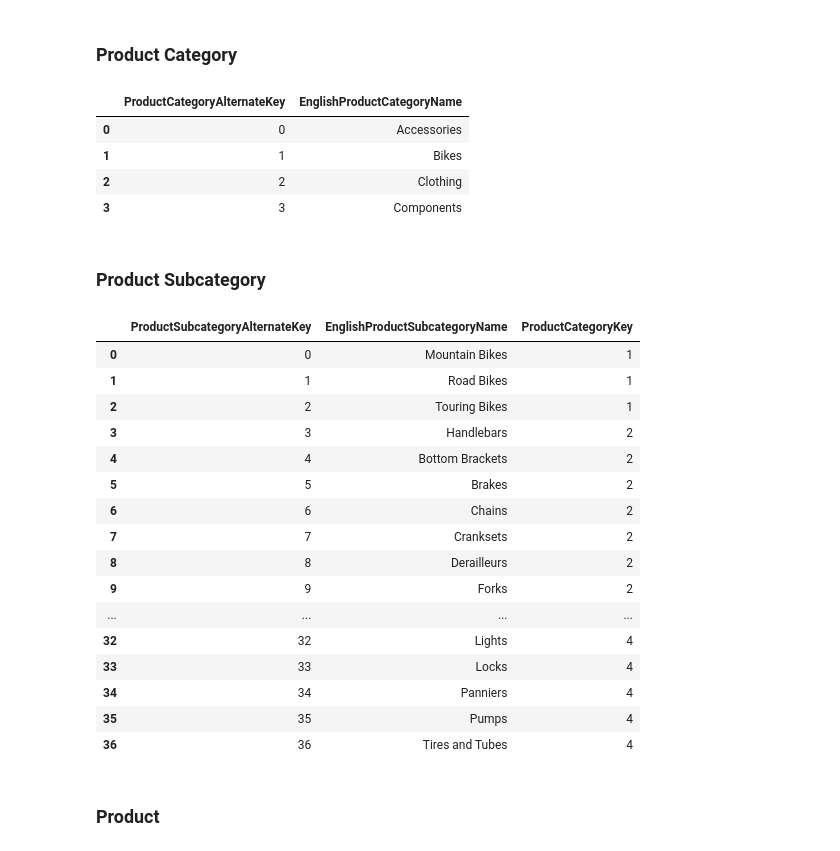
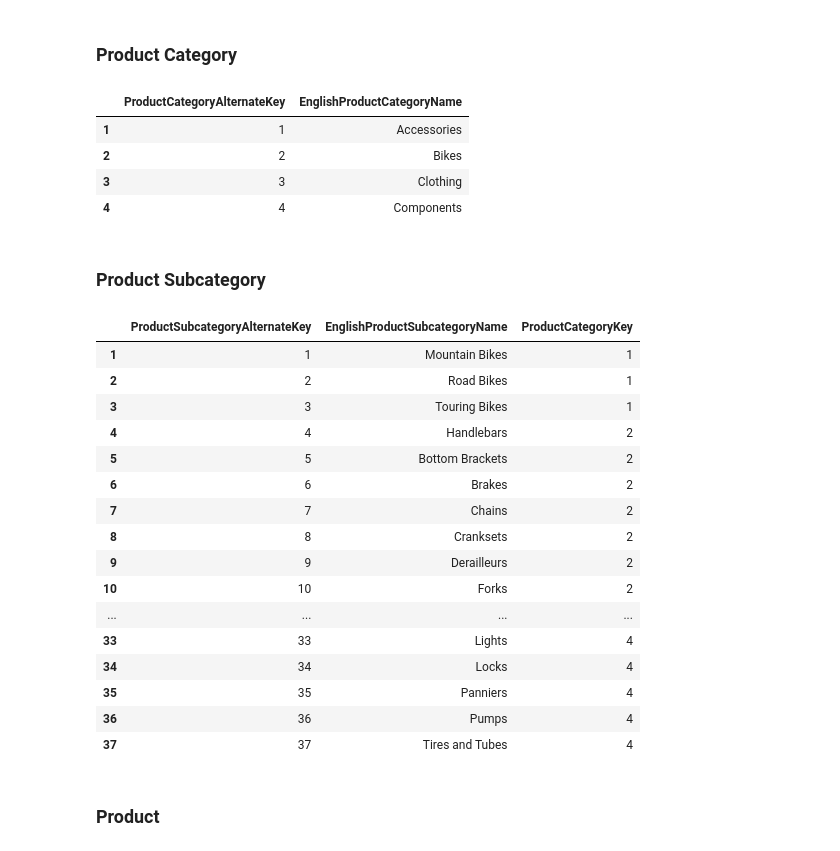
Before and after one commit to paulrojasg/data_science_part_4, a Jupyter notebook: DimProduct.ipynb, the cells around one changed output. Saved outputs shown, nothing was run; the diff lists cells and outputs as text; code cells hidden in the pictures.

Commit message:
Start indexes from one (not zero) in DimProduct, DimProductSubCaterory, and DimProductCategory

```diff
--- a/DimProduct.ipynb
+++ b/DimProduct.ipynb
@@ -37,41 +37,43 @@ dim_product =  pd.read_sql_query("""
 # %% [markdown]
 ### Product Category
 # %%
+dim_product_category.index+=1
 dim_product_category = dim_product_category.rename(columns={"Name":"EnglishProductCategoryName"})
 dim_product_category = dim_product_category.assign(ProductCategoryAlternateKey=list(dim_product_category.index))
 dim_product_category = dim_product_category[["ProductCategoryAlternateKey", "EnglishProductCategoryName"]]
 dim_product_category
 # %% [output]
 |  | ProductCategoryAlternateKey | EnglishProductCategoryName |
-| 0 | 0 | Accessories |
-| 1 | 1 | Bikes |
-| 2 | 2 | Clothing |
-| 3 | 3 | Components |
+| 1 | 1 | Accessories |
+| 2 | 2 | Bikes |
+| 3 | 3 | Clothing |
+| 4 | 4 | Components |
 # %% [markdown]
 ### Product Subcategory
 # %%
+dim_product_subcategory.index+=1
 dim_product_subcategory = dim_product_subcategory.rename(columns={"Name":"EnglishProductSubcategoryName", "ProductCategoryID":"ProductCategoryKey"})
 dim_product_subcategory = dim_product_subcategory.assign(ProductSubcategoryAlternateKey=list(dim_product_subcategory.index))
 dim_product_subcategory = dim_product_subcategory[["ProductSubcategoryAlternateKey", "EnglishProductSubcategoryName", "ProductCategoryKey"]]
 dim_product_subcategory
 # %% [output]
 |  | ProductSubcategoryAlternateKey | EnglishProductSubcategoryName | ProductCategoryKey |
-| 0 | 0 | Mountain Bikes | 1 |
-| 1 | 1 | Road Bikes | 1 |
-| 2 | 2 | Touring Bikes | 1 |
-| 3 | 3 | Handlebars | 2 |
-| 4 | 4 | Bottom Brackets | 2 |
-| 5 | 5 | Brakes | 2 |
-| 6 | 6 | Chains | 2 |
-| 7 | 7 | Cranksets | 2 |
-| 8 | 8 | Derailleurs | 2 |
-| 9 | 9 | Forks | 2 |
+| 1 | 1 | Mountain Bikes | 1 |
+| 2 | 2 | Road Bikes | 1 |
+| 3 | 3 | Touring Bikes | 1 |
+| 4 | 4 | Handlebars | 2 |
+| 5 | 5 | Bottom Brackets | 2 |
+| 6 | 6 | Brakes | 2 |
+| 7 | 7 | Chains | 2 |
+| 8 | 8 | Cranksets | 2 |
+| 9 | 9 | Derailleurs | 2 |
+| 10 | 10 | Forks | 2 |
 | ... | ... | ... | ... |
-| 32 | 32 | Lights | 4 |
-| 33 | 33 | Locks | 4 |
-| 34 | 34 | Panniers | 4 |
-| 35 | 35 | Pumps | 4 |
-| 36 | 36 | Tires and Tubes | 4 |
+| 33 | 33 | Lights | 4 |
+| 34 | 34 | Locks | 4 |
+| 35 | 35 | Panniers | 4 |
+| 36 | 36 | Pumps | 4 |
+| 37 | 37 | Tires and Tubes | 4 |
 # %% [markdown]
 ### Product
 # %%
```
Also changed, not shown: parts of 2 cells of this notebook, 1 other file.
